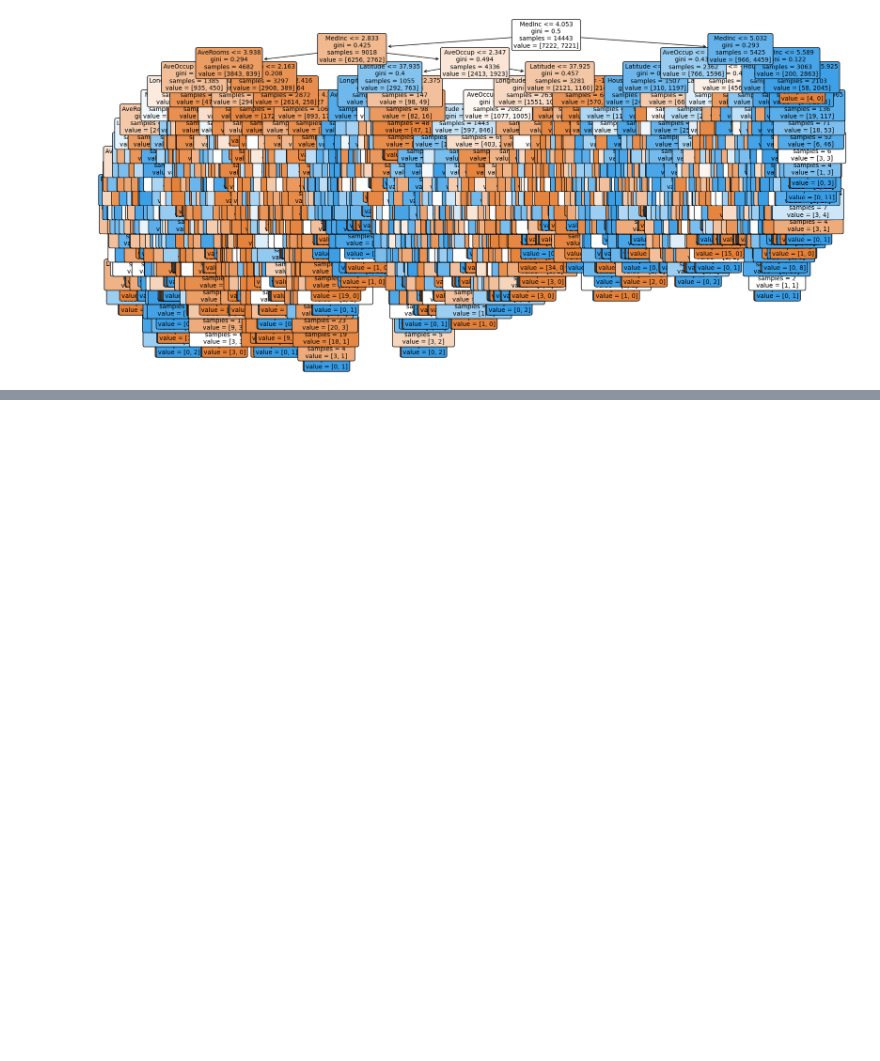
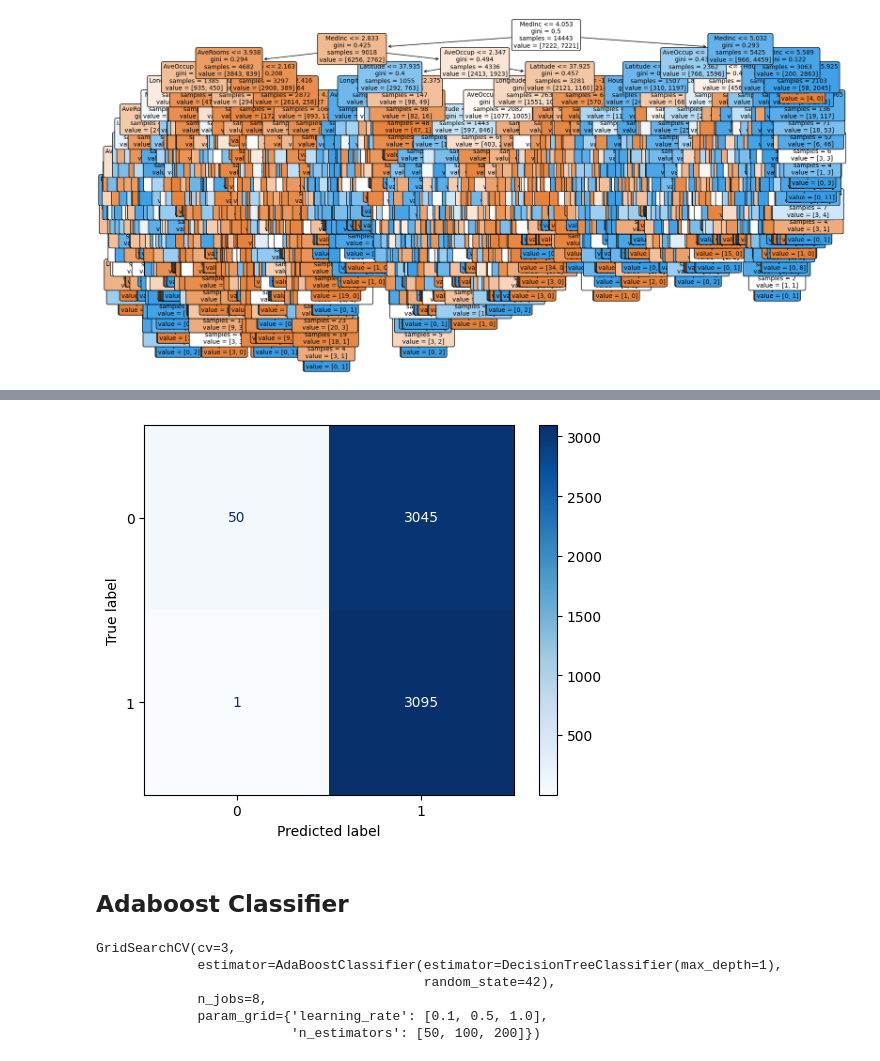
Before and after one commit to samarthKabbur/COE379L, a Jupyter notebook: projects/project2/project2.ipynb, the cells around one changed output, grey strips where cells are left out. Saved outputs shown, nothing was run; the diff lists cells and outputs as text; code cells hidden in the pictures; blank space fills up the shorter version.

```diff
--- a/projects/project2/project2.ipynb
+++ b/projects/project2/project2.ipynb
@@ -295,0 +306,5 @@ gscv.best_params_
+# %%
+model_RF = gscv.best_estimator_
+from sklearn.metrics import classification_report
+print(f"Performance on TEST\n*******************\n{classification_report(y_test, model_RF.predict(X_test))}")
+print(f"Performance on TRAIN\n********************\n{classification_report(y_train, model_RF.predict(X_train))}")
@@ -295,0 +329,28 @@ gscv.best_params_
+# %%
+from sklearn.metrics import ConfusionMatrixDisplay
+cm_display = ConfusionMatrixDisplay.from_estimator(model_RF, X_test, y_test,
+                                               cmap=plt.cm.Blues,normalize=None)
+# %% [output]
+[figure, added]
+# %% [markdown]
+## Adaboost Classifier
+# %%
+from sklearn.ensemble import AdaBoostClassifier
+
+decision_tree_stump = DecisionTreeClassifier(max_depth=1)
+
+param_grid = {
+   'learning_rate': [0.1, 0.5, 1.0],
+   'n_estimators': [50, 100, 200]
+}
+
+abc = AdaBoostClassifier(estimator=decision_tree_stump, random_state=42)
+grid_search_abc = GridSearchCV(abc, param_grid, cv=3, n_jobs=8)
+grid_search_abc.fit(X_train, y_train)
+# %% [output]
+GridSearchCV(cv=3,
+             estimator=AdaBoostClassifier(estimator=DecisionTreeClassifier(max_depth=1),
+                                          random_state=42),
+             n_jobs=8,
+             param_grid={'learning_rate': [0.1, 0.5, 1.0],
+                         'n_estimators': [50, 100, 200]})
```
Also changed, not shown: parts of 20 cells of this notebook.
